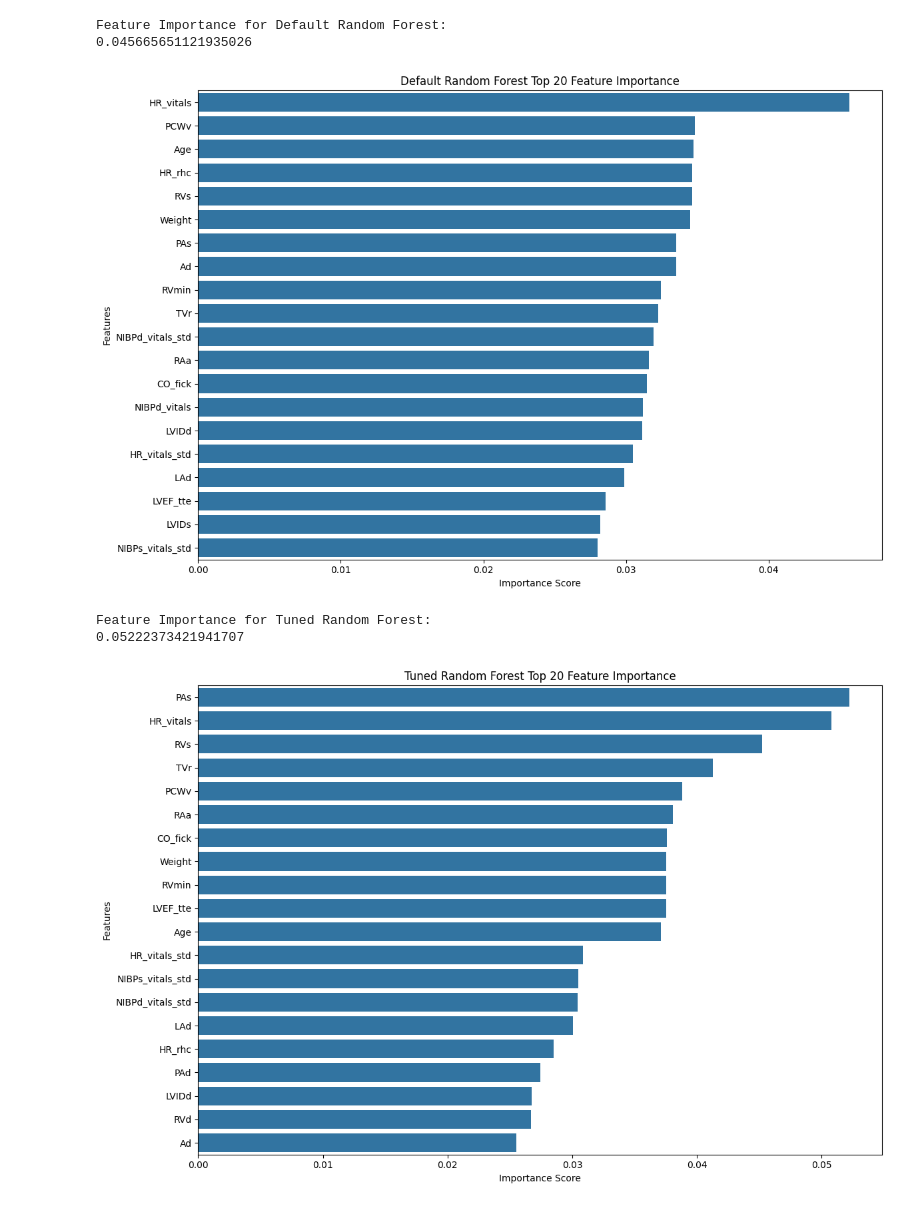
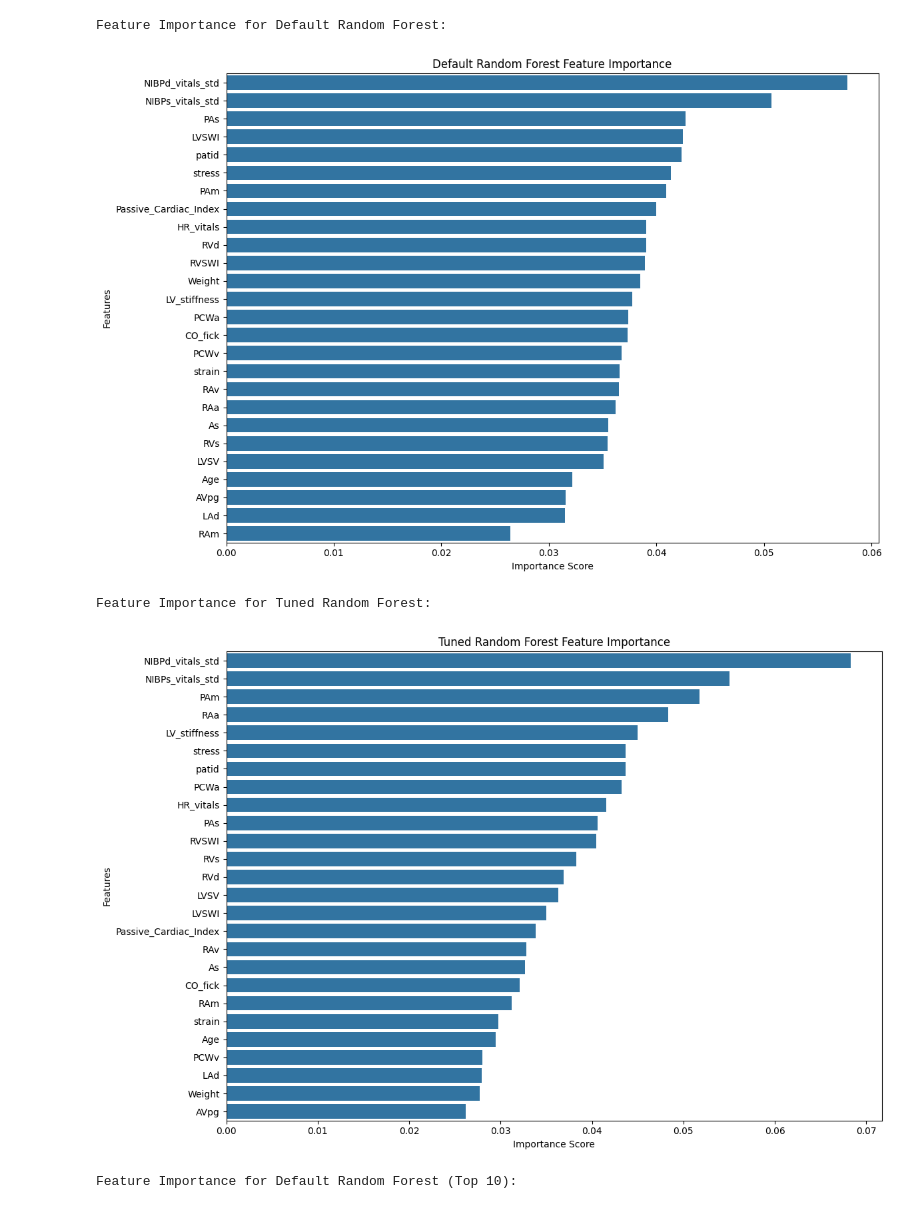
Before and after one commit to pallakk/RV-Prediction-Model-, a Jupyter notebook: random_forest.ipynb, the cells around one changed output. Saved outputs shown, nothing was run; the diff lists cells and outputs as text; code cells hidden in the pictures.

```diff
--- a/random_forest.ipynb
+++ b/random_forest.ipynb
@@ -342,27 +378,31 @@ def plot_feature_importance(model, feature_names, title="Feature Importance", to
     - feature_names: List of feature names
     - title: Plot title
     - top_n: Number of top features to display
+    - top_n_true: Whether to display only top_n features
     """
     # Get feature importance from the model
     importances = model.feature_importances_
-    print(max(importances))
+
     # Create a DataFrame for better visualization
     feature_importance_df = pd.DataFrame({
-        'Feature': feature_names,
+        'Feature': feature_names,  # These should already be actual feature names
         'Importance': importances
     }).sort_values('Importance', ascending=False)
 
-
-    plot_df = feature_importance_df
+    # If displaying top_n features, limit the DataFrame to the top_n features
     if top_n_true:
-        plot_df = feature_importance_df.head(top_n)
+        feature_importance_df = feature_importance_df.head(top_n)
 
     # Create the plot
     plt.figure(figsize=(12, 8))
-    sns.barplot(x='Importance', y='Feature', data=plot_df)
+    sns.barplot(x='Importance', y='Feature', data=feature_importance_df)
     plt.title(title)
     plt.xlabel('Importance Score')
     plt.ylabel('Features')
+
+    # Rotate the y-axis labels for better readability
+    plt.yticks(rotation=0)  # Set rotation to 0 or adjust as needed
+
     plt.tight_layout()
     plt.show()
 
@@ -384,14 +410,23 @@ Feature Importance for Tuned Random Forest:
-# %%
-print("\nFeature Importance for Default Random Forest:")
-importance_df_default = plot_feature_importance(default_model, X.columns, "Default Random Forest Top 20 Feature Importance", 20, True)
-
-# After training the tuned model
-print("\nFeature Importance for Tuned Random Forest:")
-importance_df_tuned = plot_feature_importance(best_model, X.columns, "Tuned Random Forest Top 20 Feature Importance",20, True)
-# %% [output]
-Feature Importance for Default Random Forest:
-0.045665651121935026
-[figure, removed]
-Feature Importance for Tuned Random Forest:
-0.05222373421941707
-[figure, removed]
+# %%
+# Plot feature importance for both models
+print("\nFeature Importance for Default Random Forest:")
+importance_df_default = plot_feature_importance(default_model, selected_features,
+                                              "Default Random Forest Feature Importance")
+
+print("\nFeature Importance for Tuned Random Forest:")
+importance_df_tuned = plot_feature_importance(tuned_model, selected_features,
+                                            "Tuned Random Forest Feature Importance")
+
+# For top 20 features
+print("\nFeature Importance for Default Random Forest (Top 10):")
+importance_df_default = plot_feature_importance(default_model, selected_features,
+                                             "Default Random Forest Top 10 Feature Importance", 10, True)
+print("\nFeature Importance for Tuned Random Forest (Top 10):")
+importance_df_tuned = plot_feature_importance(tuned_model, selected_features,
+                                           "Tuned Random Forest Top 10 Feature Importance", 10, True)
+# %% [output]
+Feature Importance for Default Random Forest:
+[figure, added]
+Feature Importance for Tuned Random Forest:
+[figure, added]
+Feature Importance for Default Random Forest (Top 10):
```
Also changed, not shown: parts of 16 cells of this notebook, 7 other files.
